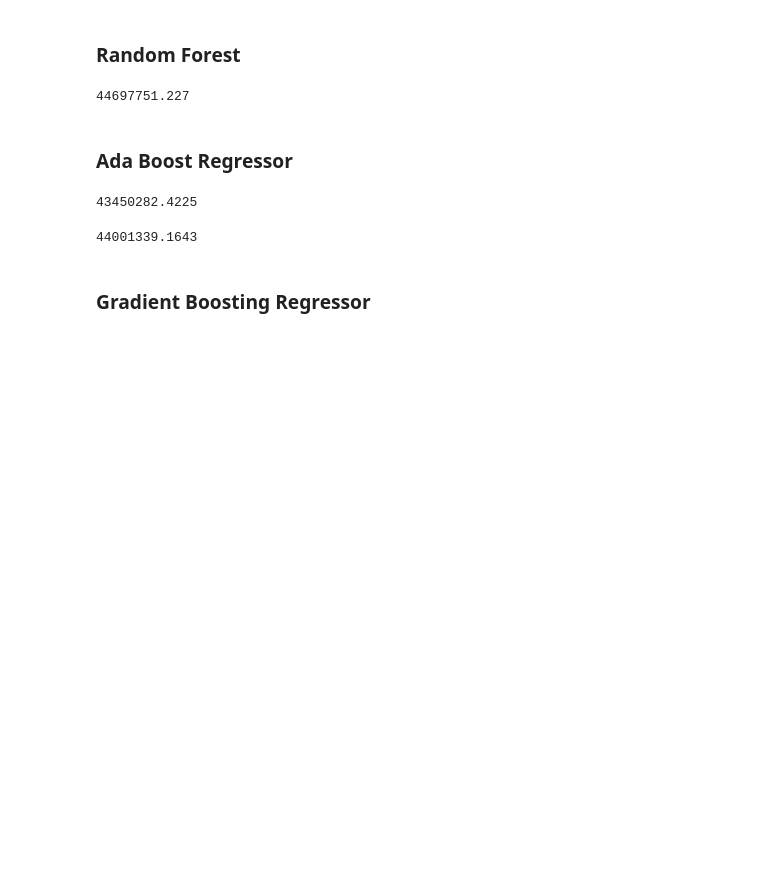
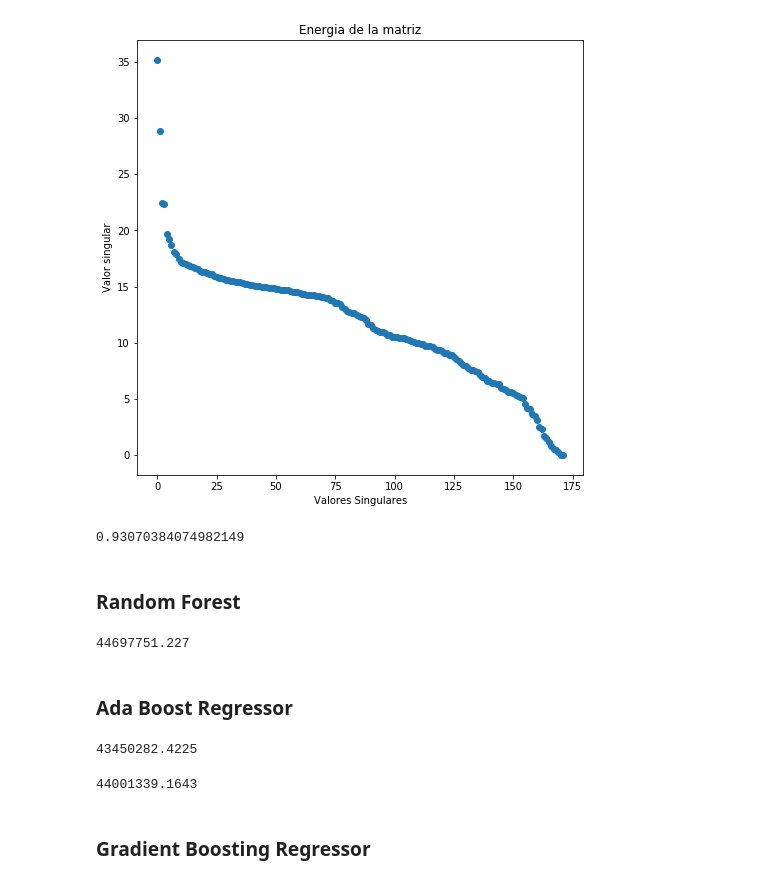
Before and after one commit to Arkenan/datos-tp, a Jupyter notebook: tp-2/ObtencionDelModelo.ipynb, the cells around one changed output. Saved outputs shown, nothing was run; the diff lists cells and outputs as text; code cells hidden in the pictures; blank space fills up the shorter version.

```diff
--- a/tp-2/ObtencionDelModelo.ipynb
+++ b/tp-2/ObtencionDelModelo.ipynb
@@ -40,8 +42,10 @@ x_test = preprocessing.normalize(x_test,norm='l1')
 U,E,V = np.linalg.svd(X_train,full_matrices=0)
 # %%
 plt.figure(figsize=(8,8))
-plt.xlabel("# valor singular")
+plt.xlabel("Valores Singulares")
 plt.ylabel('Valor singular')
 plt.title("Energia de la matriz")
-plt.plot(s[1:10])
+plt.plot(E, "o")
 plt.show()
+# %% [output]
+[figure, added]
@@ -48 +58,5 @@ plt.show()
+# %%
+ParticipacionEnLaEnergia(120, E)
+# %% [output]
+0.93070384074982149
 # %%
```
Also changed, not shown: parts of 4 cells of this notebook.
